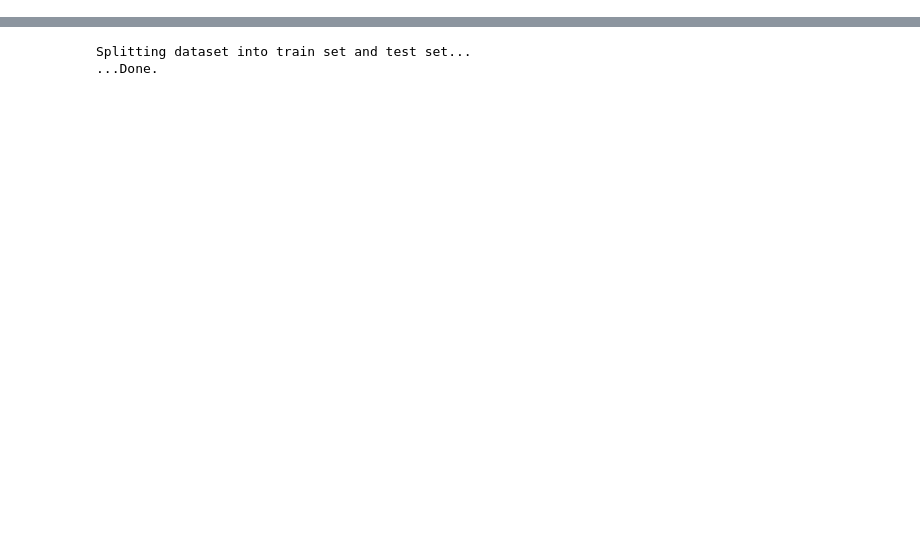
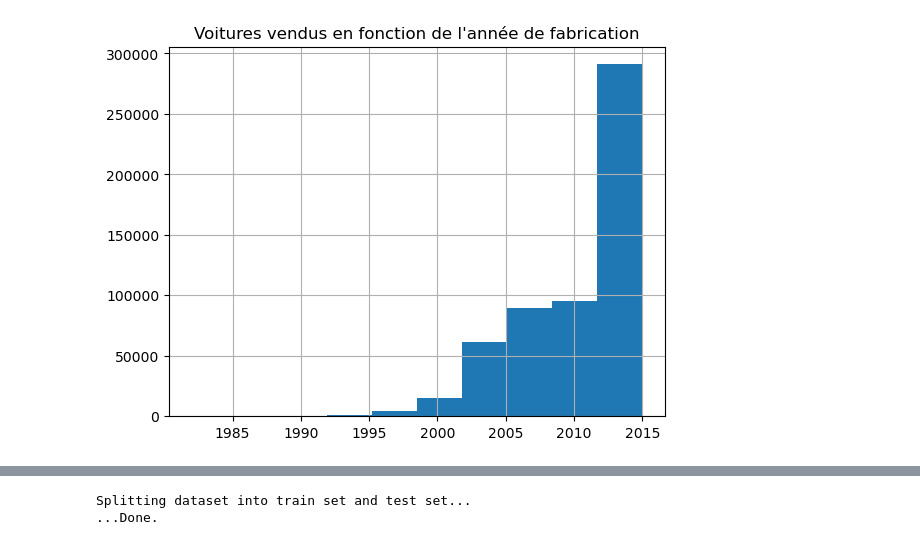
Before and after one commit to Qv-code-Qv/car_prices, a Jupyter notebook: car.ipynb, the cells around one changed output, grey strips where cells are left out. Cells and saved outputs as stored; diff of their text form; code cells hidden in the pictures; blank space fills up the shorter version.

```diff
--- a/car.ipynb
+++ b/car.ipynb
@@ -21,0 +144,9 @@ df = pd.read_csv(file_path)
+# %%
+# Convert all characters to lowercase for case-insensitive grouping
+df['make'] = df['make'].str.lower()
+
+# Group data by 'make' and count occurrences
+grouped_data = df.groupby('make').size().to_frame(name='count')
+
+# Print the grouped data
+print(grouped_data)
@@ -21,0 +199,5 @@ df = pd.read_csv(file_path)
+# %%
+df["make"] = df["make"][~pd.isna(df["make"])]
+
+# Print the resulting array
+print(df["make"])
@@ -21,0 +236,6 @@ df = pd.read_csv(file_path)
+# %%
+df['make']=df['make'].replace(['mercedes-benz','mercedes-b','mercedes benz'],'mercedes')
+df['make']=df['make'].replace('chev truck','chevrolet')
+df['make']=df['make'].replace('gmc truck','gmc')
+df['make']=df['make'].replace('vw','volkswagen')
+df['make']=df['make'].replace(['ford tk','ford truck'],'ford')
@@ -21,0 +291,6 @@ df = pd.read_csv(file_path)
+# %%
+df["year"].hist()
+plt.title("Voitures vendus en fonction de l'année de fabrication")
+plt.show()
+# %% [output]
+[figure, added]
```
Also changed, not shown: parts of 69 cells of this notebook.
